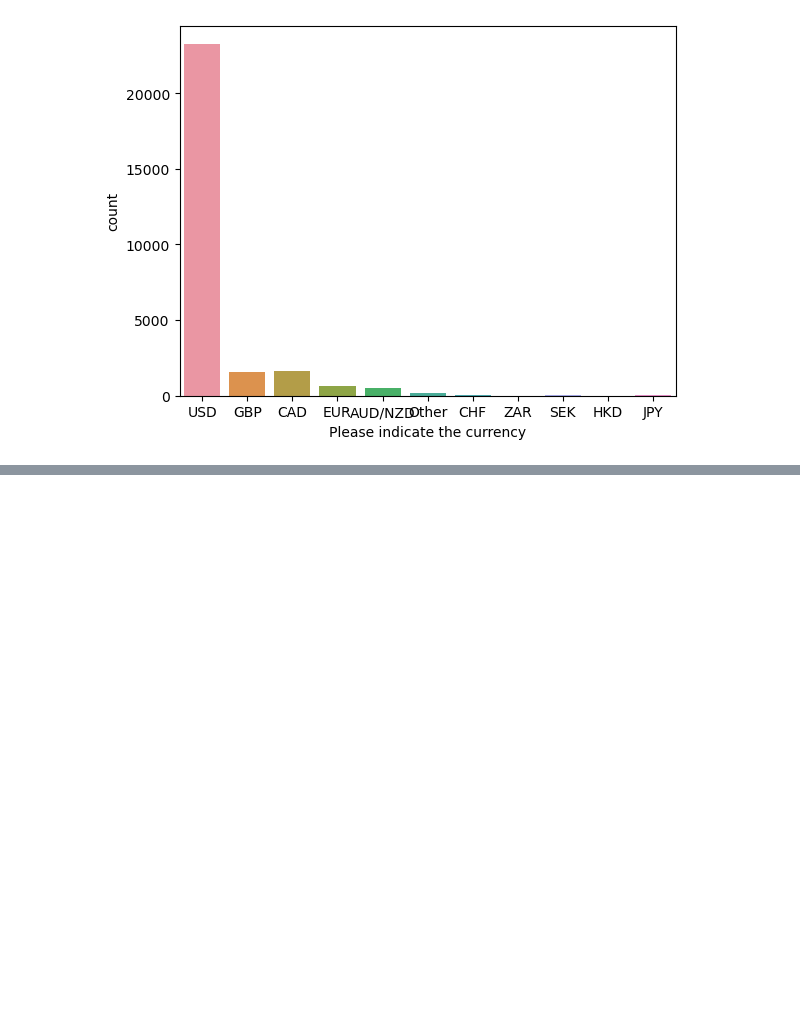
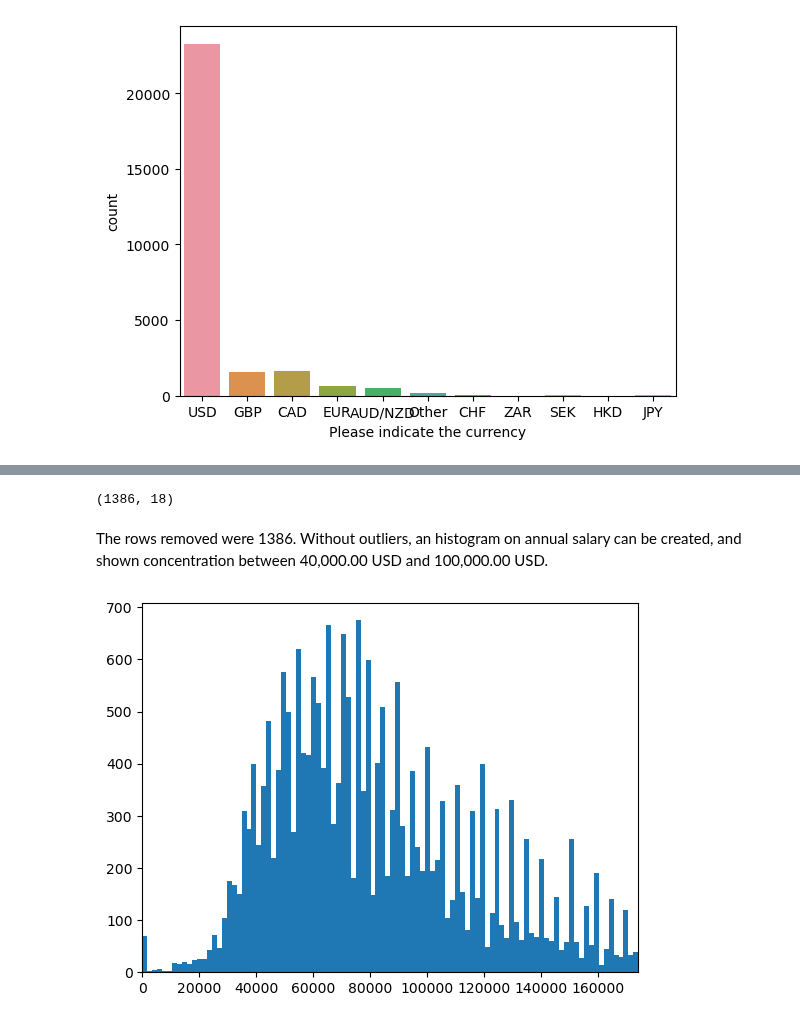
Before and after one commit to armandolezama/data-science-portfolio, a Jupyter notebook: Data_Science_Cycle/Ask_A_Manager_Salary_Survey_2021/Ask_A_Manager_Salary_Survey_2021.ipynb, the cells around one changed output, grey strips where cells are left out. Saved outputs shown, nothing was run; the diff lists cells and outputs as text; code cells hidden in the pictures; blank space fills up the shorter version.

```diff
--- a/Data_Science_Cycle/Ask_A_Manager_Salary_Survey_2021/Ask_A_Manager_Salary_Survey_2021.ipynb
+++ b/Data_Science_Cycle/Ask_A_Manager_Salary_Survey_2021/Ask_A_Manager_Salary_Survey_2021.ipynb
@@ -427,0 +468,21 @@ currency_plot.get_xticklabels()
+# %%
+removed_usd_salary_group = salary_survey_data[salary_survey_data[categorical_variables[3]] == 'USD']
+removed_usd_salary_group = removed_usd_salary_group[removed_usd_salary_group[continuous_variables[0]] > 175000]
+removed_usd_salary_group.shape
+# %% [output]
+(1386, 18)
+# %% [markdown]
+The rows removed were 1386. Without outliers, an histogram on annual salary can be created, and shown concentration between 40,000.00 USD and 100,000.00 USD.
+# %%
+annual_salary = usd_salary_group[continuous_variables[0]]
+annual_salary_figure = plt.figure()
+annual_salary_plot = annual_salary_figure.add_subplot(111)
+counts, bins, patches = annual_salary_plot.hist(
+  x=annual_salary,
+  bins=100,
+)
+
+plt.gca().set_xlim(annual_salary.min(), annual_salary.max())
+plt.show()
+# %% [output]
+[figure, added]
```
Also changed, not shown: parts of 17 cells of this notebook.
